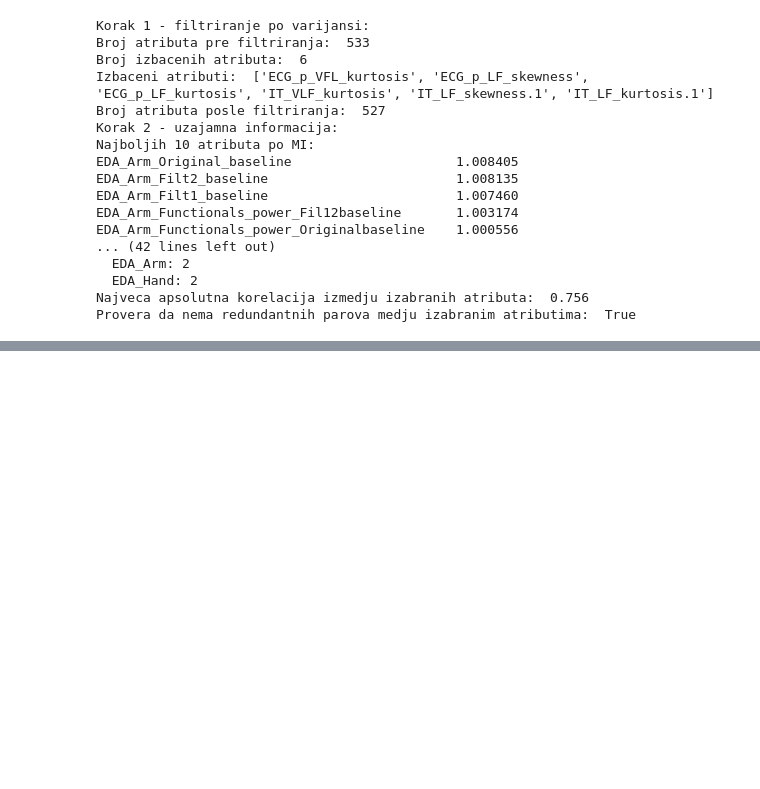
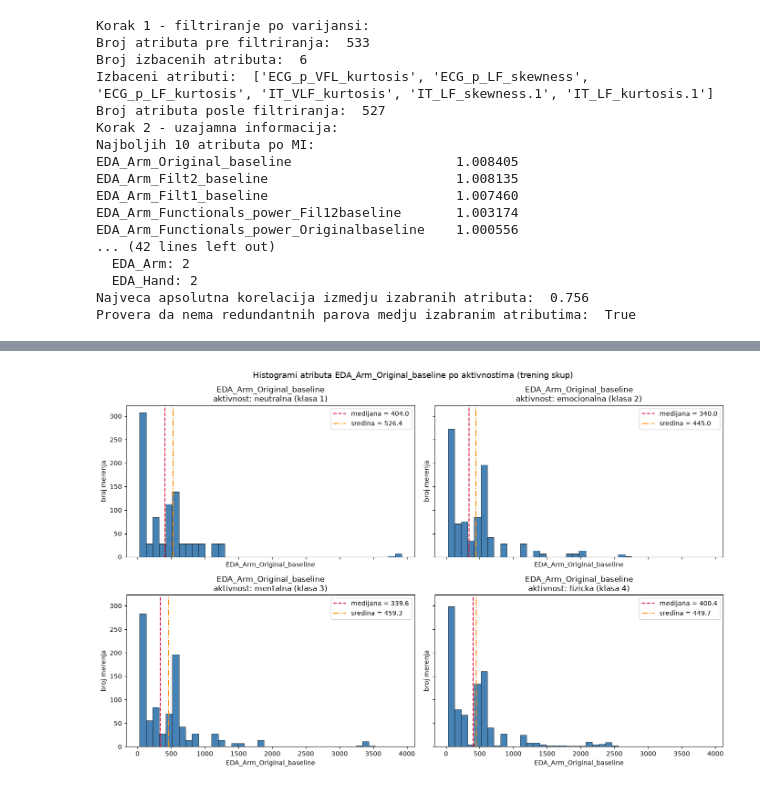
Before and after one commit to Boce03/ml_activity_classification, a Jupyter notebook: notebook.ipynb, the cells around one changed output, grey strips where cells are left out. Drawn from its saved outputs; the diff is of its cells as text; code cells hidden in the pictures; blank space fills up the shorter version.

```diff
--- a/notebook.ipynb
+++ b/notebook.ipynb
@@ -308,3 +308,89 @@ EDA_Arm_Functionals_power_Originalbaseline    1.000556
   EDA_Hand: 2
 Najveca apsolutna korelacija izmedju izabranih atributa:  0.756
 Provera da nema redundantnih parova medju izabranim atributima:  True
+# %%
+# Analiza raspodela izabranih atributa po aktivnostima.
+# Uzajamna informacija nam kaze samo koliko je atribut informativan (jedan broj), ali ne i kako tacno razdvaja klase - da li jedna aktivnost ima
+# pomerenu sredinu, da li se razlikuju po rasipanju, da li postoji preklapanje raspodela. Zato za atribut sa najvecom uzajamnom informacijom
+# medju izabranim atributima crtamo histogram i boxplot posebno za svaku od 4 aktivnosti, kako bismo videli da li se raspodele stvarno razdvajaju.
+# Sve crtamo iskljucivo nad trening skupom, iz istog razloga kao i kod redukcije dimenzionalnosti - test skup ne smemo ni da gledamo.
+
+import matplotlib.pyplot as plt
+
+ACTIVITY_NAMES = {1: "neutralna", 2: "emocionalna", 3: "mentalna", 4: "fizicka"}
+
+# atribut sa najvecom uzajamnom informacijom medju izabranim atributima
+top_feature = mi_scores.loc[selected_features].idxmax()
+feature_values = X_train_reduced[top_feature]
+activities = sorted(ACTIVITY_NAMES)
+
+print("Atribut sa najvecom uzajamnom informacijom medju izabranim atributima: ", top_feature)
+print("Vrednost uzajamne informacije: ", round(float(mi_scores[top_feature]), 4))
+
+# --- Histogrami po aktivnostima ---
+# Svi podgrafici moraju da dele iste granice binova i istu skalu na obe ose, inace bi svaki podgrafik imao svoju skalu
+# pa bi raspodele izgledale slicnije (ili razlicitije) nego sto stvarno jesu.
+# Atribut ima izrazito dug desni rep, pa histogram crtamo na opsegu [0.5, 99.5] percentila - u suprotnom bi nekoliko ekstremnih
+# vrednosti razvuklo x-osu i sve ostale vrednosti bi upale u prvih par binova.
+lower_bound = feature_values.quantile(0.005)
+upper_bound = feature_values.quantile(0.995)
+bins = np.linspace(lower_bound, upper_bound, 41)
+outside_range = int(((feature_values < lower_bound) | (feature_values > upper_bound)).sum())
+print(f"Broj merenja van prikazanog opsega histograma [{lower_bound:.2f}, {upper_bound:.2f}]: {outside_range} od {len(feature_values)}")
+
+fig, axes = plt.subplots(2, 2, figsize=(14, 9), sharex=True, sharey=True)
+for ax, activity in zip(axes.ravel(), activities):
+    values = feature_values[y_train == activity]
+    ax.hist(values, bins=bins, color="steelblue", edgecolor="black", linewidth=0.5)
+    ax.axvline(values.median(), color="crimson", linestyle="--", linewidth=1.5, label=f"medijana = {values.median():.1f}")
+    ax.axvline(values.mean(), color="darkorange", linestyle="-.", linewidth=1.5, label=f"sredina = {values.mean():.1f}")
+    ax.set_title(f"{top_feature}\naktivnost: {ACTIVITY_NAMES[activity]} (klasa {activity})")
+    ax.set_xlabel(top_feature)
+    ax.set_ylabel("broj merenja")
+    ax.legend()
+fig.suptitle(f"Histogrami atributa {top_feature} po aktivnostima (trening skup)", fontsize=13)
+fig.tight_layout()
+plt.show()
+
+# --- Boxplot-ovi po aktivnostima ---
+# Boxplot pokazuje ono sto se sa histograma tesko procita: tacan polozaj medijane, sirinu interkvartilnog raspona (IQR, "kutija" u kojoj je srednjih 50% merenja)
+# i koliko ima ekstremnih vrednosti. Takodje delimo y-osu izmedju podgrafika kako bi kutije bile uporedive.
+fig, axes = plt.subplots(2, 2, figsize=(14, 9), sharey=True)
+for ax, activity in zip(axes.ravel(), activities):
+    values = feature_values[y_train == activity]
+    ax.boxplot(
+        values,
+        widths=0.5,
+        showmeans=True,
+        tick_labels=[ACTIVITY_NAMES[activity]],
+        flierprops={"marker": "o", "markersize": 3, "alpha": 0.4},
+    )
+    ax.set_title(f"{top_feature}\naktivnost: {ACTIVITY_NAMES[activity]} (klasa {activity})")
+    ax.set_ylabel(top_feature)
+    ax.set_xlabel("aktivnost")
+    ax.grid(axis="y", alpha=0.3)
+fig.suptitle(f"Boxplot-ovi atributa {top_feature} po aktivnostima (trening skup)", fontsize=13)
+fig.tight_layout()
+plt.show()
+
+# --- Brojcani rezime koji prati grafike ---
+# medijana i IQR su otporni na ekstremne vrednosti, pa su ovde informativniji od sredine i standardne devijacije
+summary = pd.DataFrame({
+    "medijana": feature_values.groupby(y_train).median(),
+    "sredina": feature_values.groupby(y_train).mean(),
+    "std": feature_values.groupby(y_train).std(),
+    "Q1": feature_values.groupby(y_train).quantile(0.25),
+    "Q3": feature_values.groupby(y_train).quantile(0.75),
+})
+summary["IQR"] = summary["Q3"] - summary["Q1"]
+summary.index = [ACTIVITY_NAMES[activity] for activity in summary.index]
+
+print("Rezime raspodele atributa", top_feature, "po aktivnostima: ")
+print(summary.round(2))
+
+# koliko se medijane klasa uopste razlikuju u odnosu na rasipanje unutar klase - ako je ovaj odnos mali, klase se preklapaju
+median_spread = summary["medijana"].max() - summary["medijana"].min()
+print("Razlika najvece i najmanje medijane po klasama: ", round(float(median_spread), 2))
+print("Prosecan IQR unutar klase: ", round(float(summary["IQR"].mean()), 2))
+print("Odnos razlike medijana i prosecnog IQR-a: ", round(float(median_spread / summary["IQR"].mean()), 4))
+# %% [output]
@@ -310,0 +400 @@ Provera da nema redundantnih parova medju izabranim atributima:  True
+[figure, added]
```
Also changed, not shown: parts of 2 cells of this notebook.
